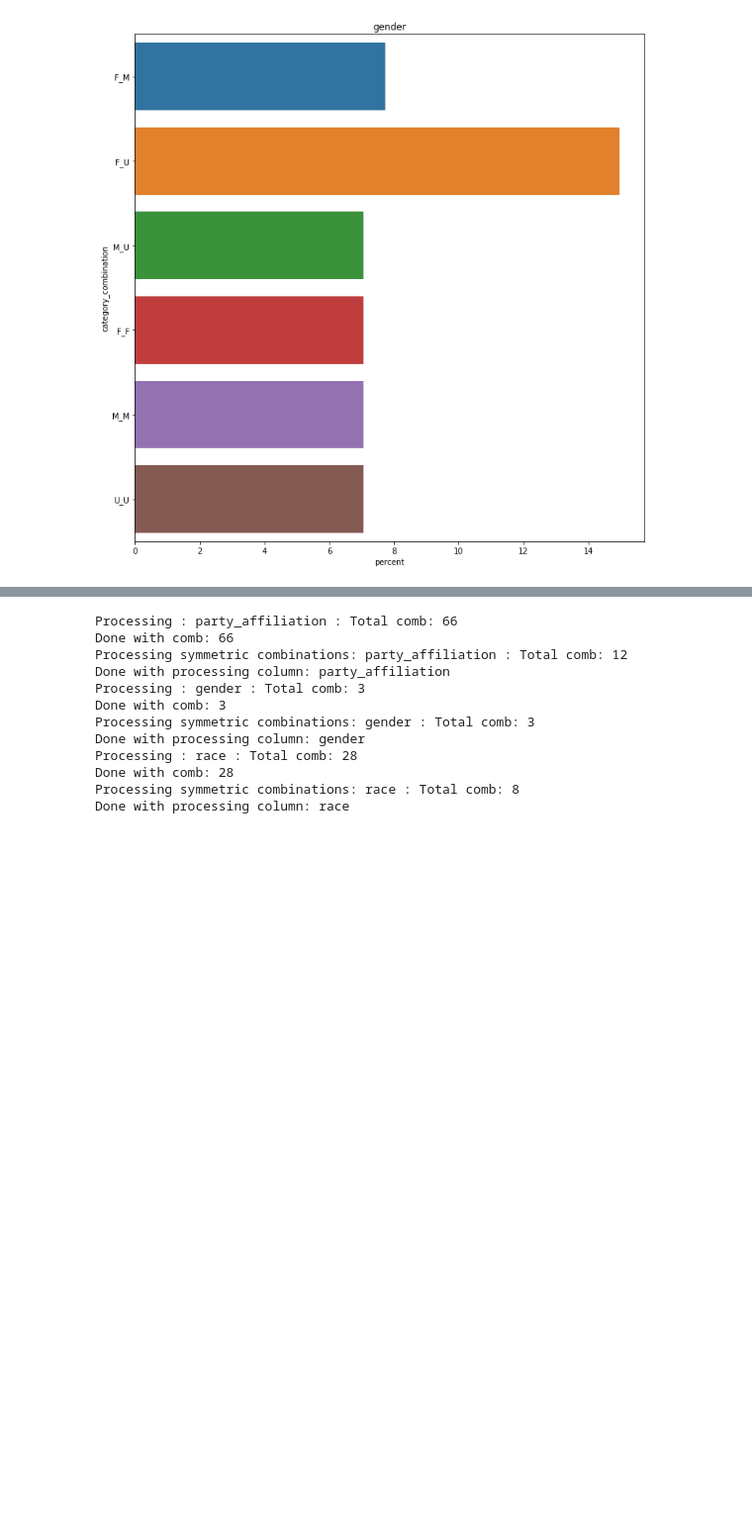
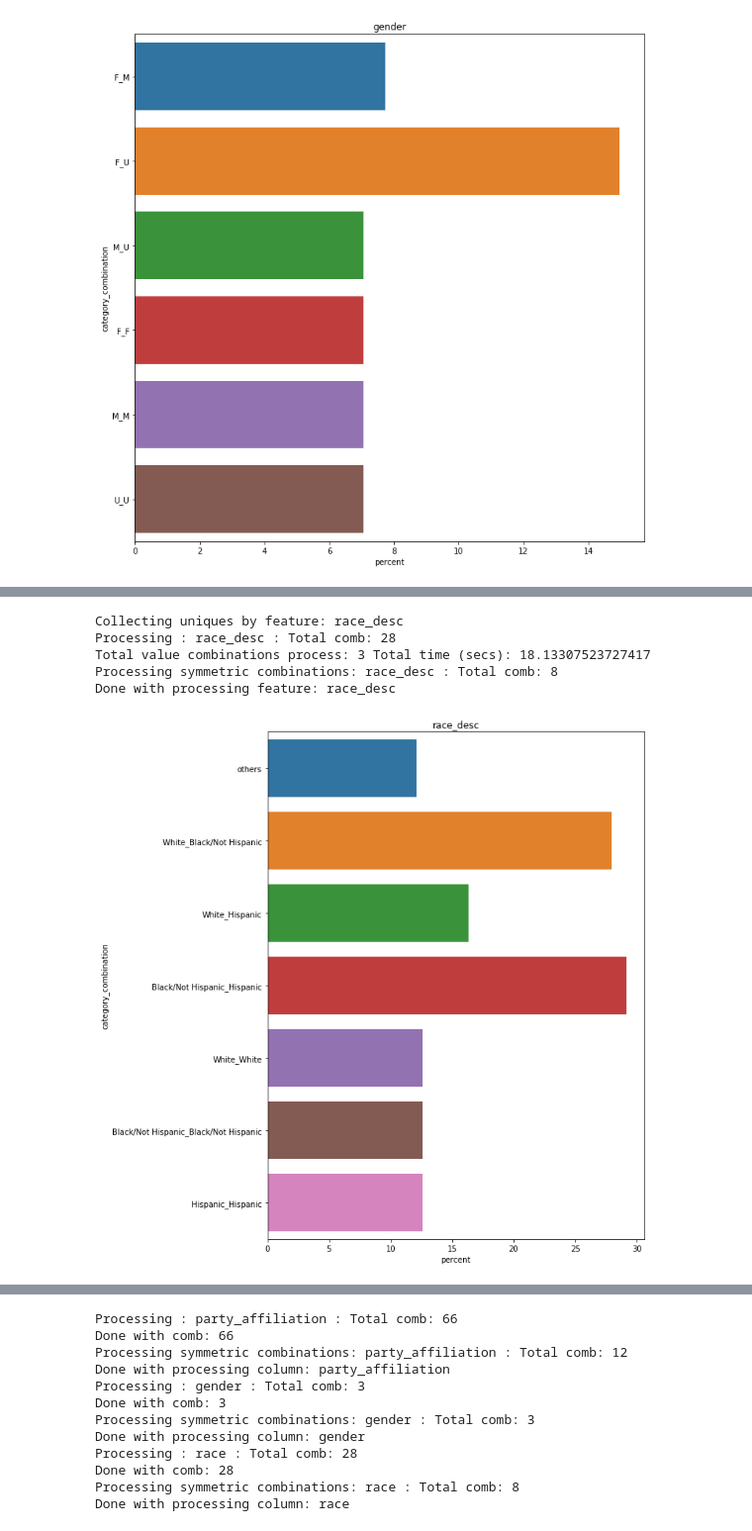
Before and after one commit to ParasAvkirkar/PoliticalPolarizationAndMarriage, a Jupyter notebook: florida_couples_separated.ipynb, the cells around one changed output, grey strips where cells are left out. Shown: that part at 99% size. Drawn from its saved outputs; the diff is of its cells as text; code cells hidden in the pictures; blank space fills up the shorter version.

Commit message:
handled rare values into "Others" group for race and party-affiliation

```diff
--- a/florida_couples_separated.ipynb
+++ b/florida_couples_separated.ipynb
@@ -249,7 +246,7 @@ Current focus is only on gender/race/political-affiliation
 # %%
 import time
 
-def generate_pair_stats_by_feature(global_df, couples_df_found, feature, stats={}):
+def generate_pair_stats_by_feature(global_df, couples_df_found, feature, stats={}, others=[]):
     print("Collecting uniques by feature: " + feature)
     unique_vals = list(global_df[feature].unique())
     cat_combinations = list(combinations(list(unique_vals), 2))
@@ -258,6 +255,7 @@ def generate_pair_stats_by_feature(global_df, couples_df_found, feature, stats={
     print("Processing : " + feature + " : Total comb: " + str(len(cat_combinations)))
     i = 0
     start_time = time.time()
+    stats[feature]["others"] = {'count': 0, 'total': 0}
     for comb in cat_combinations:
         first_val = comb[0]
         second_val = comb[1]
@@ -274,6 +272,11 @@ def generate_pair_stats_by_feature(global_df, couples_df_found, feature, stats={
         if count == 0:
             continue
 
+        if first_val in others or second_val in others:
+            stats[feature]["others"]["count"] += count
+            stats[feature]["others"]["total"] += left_right.shape[0] + right_left.shape[0]
+            continue
+
         stat["total"] = left_right.shape[0] + right_left.shape[0]
         stat["percent"] = count * 100.0/(left_right.shape[0] + right_left.shape[0])
 
@@ -286,7 +289,13 @@ def generate_pair_stats_by_feature(global_df, couples_df_found, feature, stats={
     print("Processing symmetric combinations: " + feature + " : Total comb: " + str(len(unique_vals)))
     for val in unique_vals:
         subset = couples_df_found[(couples_df_found[feature + "_L"] == val) & (couples_df_found[feature + "_R"] == val)]
+
         count = subset[subset["separated"] == True].shape[0]
+
+        if val in others:
+            stats[feature]["others"]["count"] += count
+            stats[feature]["others"]["total"] += subset.shape[0]
+            continue
 
         stat["count"] = count
 
@@ -298,6 +307,11 @@ def generate_pair_stats_by_feature(global_df, couples_df_found, feature, stats={
 
         stats[feature][str(val) + "_" + str(val)] = stat
 
+    if len(others) > 0 and stats[feature]["others"]["count"] > 0:
+        stats[feature]["others"]["percent"] = 100.0 * stats[feature]["others"]["count"]/stats[feature]["others"]["total"]
+    else:
+        del stats[feature]["others"]
+
     print("Done with processing feature: " + feature)
 
     return stats
@@ -364,0 +400,12 @@ plot_pairwise_stat_by_feature("gender", stats)
+# %%
+stats = generate_pair_stats_by_feature(global_df, couples_df_found, "race_desc", others=race_other_groups)
+# %% [output]
+Collecting uniques by feature: race_desc
+Processing : race_desc : Total comb: 28
+Total value combinations process: 3 Total time (secs): 18.13307523727417
+Processing symmetric combinations: race_desc : Total comb: 8
+Done with processing feature: race_desc
+# %%
+plot_pairwise_stat_by_feature("race_desc", stats)
+# %% [output]
+[figure, added]
```
Also changed, not shown: parts of 10 cells of this notebook.
